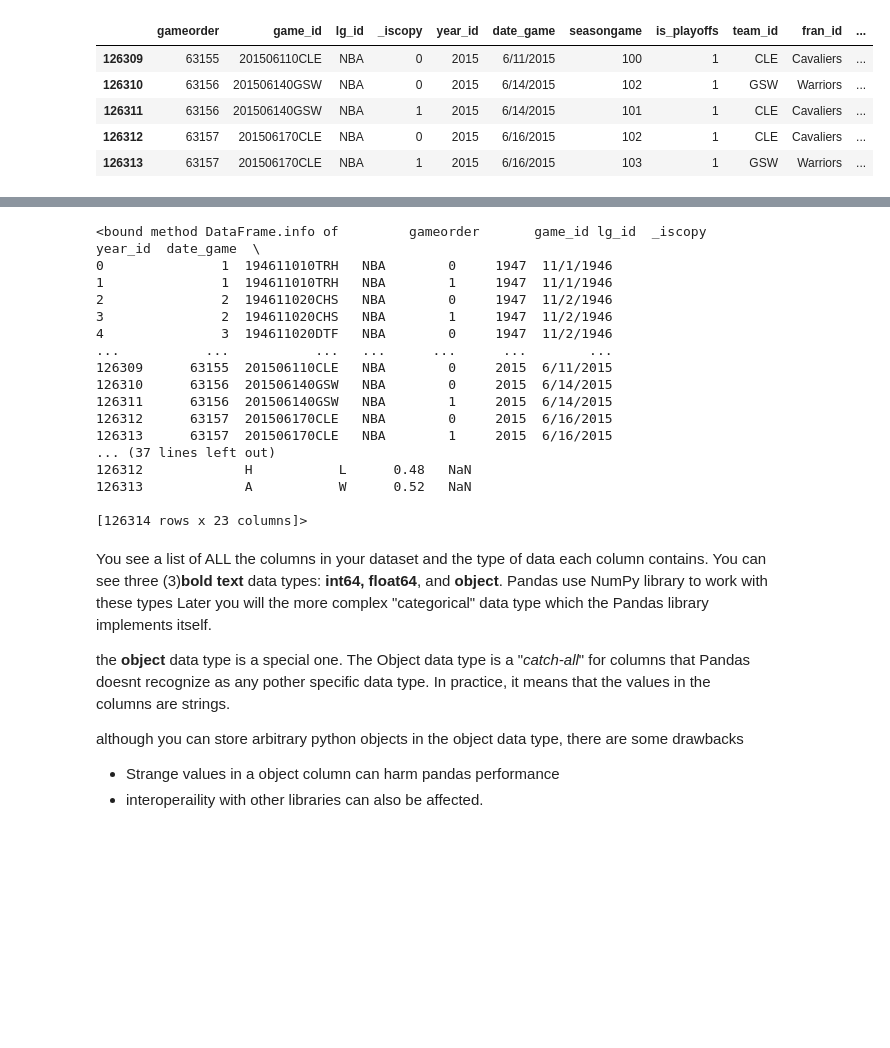
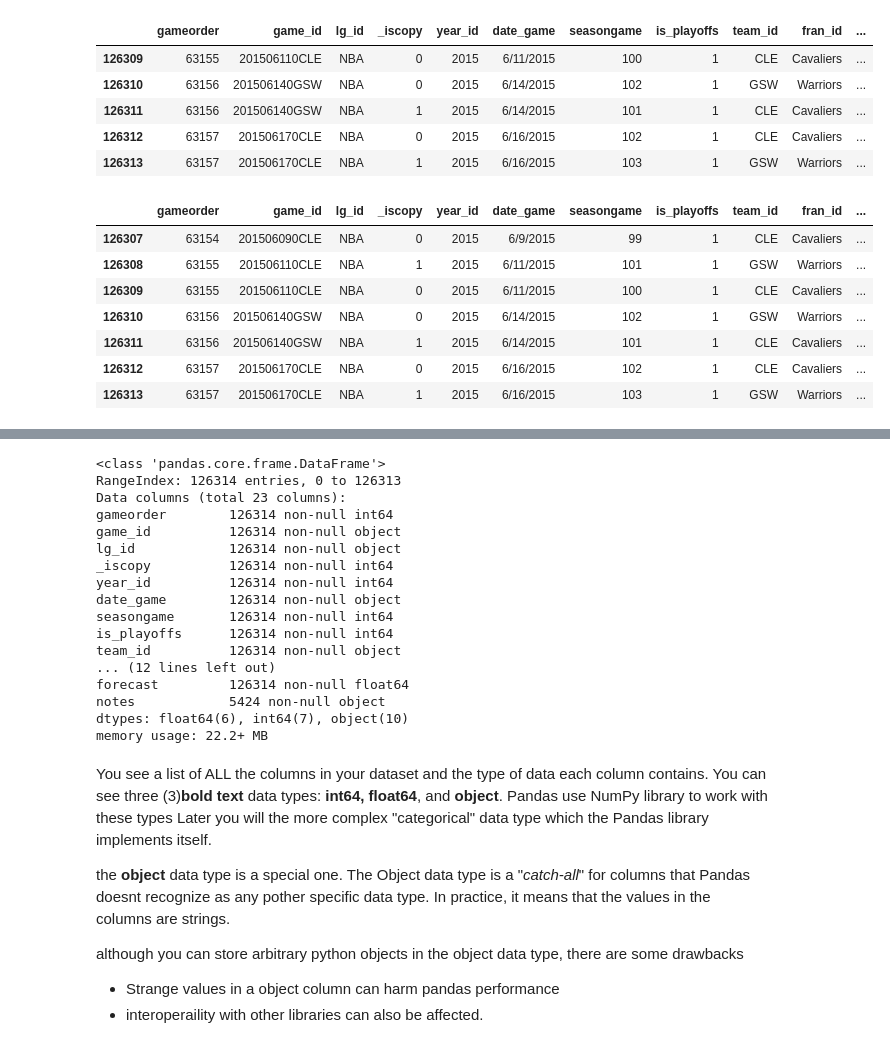
Before and after one commit to vlx300/kb_colab, a Jupyter notebook: Python_Pandas.ipynb, the cells around one changed output, grey strips where cells are left out. Cells and saved outputs as stored; diff of their text form; code cells hidden in the pictures; blank space fills up the shorter version.

```diff
--- a/Python_Pandas.ipynb
+++ b/Python_Pandas.ipynb
@@ -99,6 +88,17 @@ nba.tail()   # display last five rows
 | 126311 | 63156 | 201506140GSW | NBA | 1 | 2015 | 6/14/2015 | 101 | 1 | CLE | Cavaliers | ... |
 | 126312 | 63157 | 201506170CLE | NBA | 0 | 2015 | 6/16/2015 | 102 | 1 | CLE | Cavaliers | ... |
 | 126313 | 63157 | 201506170CLE | NBA | 1 | 2015 | 6/16/2015 | 103 | 1 | GSW | Warriors | ... |
+# %%
+nba.tail(7) # displays the last 3 rows of the dataset #
+# %% [output]
+|  | gameorder | game_id | lg_id | _iscopy | year_id | date_game | seasongame | is_playoffs | team_id | fran_id | ... |
+| 126307 | 63154 | 201506090CLE | NBA | 0 | 2015 | 6/9/2015 | 99 | 1 | CLE | Cavaliers | ... |
+| 126308 | 63155 | 201506110CLE | NBA | 1 | 2015 | 6/11/2015 | 101 | 1 | GSW | Warriors | ... |
+| 126309 | 63155 | 201506110CLE | NBA | 0 | 2015 | 6/11/2015 | 100 | 1 | CLE | Cavaliers | ... |
+| 126310 | 63156 | 201506140GSW | NBA | 0 | 2015 | 6/14/2015 | 102 | 1 | GSW | Warriors | ... |
+| 126311 | 63156 | 201506140GSW | NBA | 1 | 2015 | 6/14/2015 | 101 | 1 | CLE | Cavaliers | ... |
+| 126312 | 63157 | 201506170CLE | NBA | 0 | 2015 | 6/16/2015 | 102 | 1 | CLE | Cavaliers | ... |
+| 126313 | 63157 | 201506170CLE | NBA | 1 | 2015 | 6/16/2015 | 103 | 1 | GSW | Warriors | ... |
 # %% [markdown]
 ##**Getting to know the data**
 ![alt text](https://miro.medium.com/max/403/1*TUw8sTRFiMgV0KRyUzjWmQ.jpeg)
@@ -113,26 +113,28 @@ you imported a CSV file, with the pandas libray and had a 1st look a the content
 The first steps in getting to know your data is having a understanding of the **data-types** it contains.  While you can place anything into a list, the columns of a **Dataframe** contain values of a specific data type. When you compare Pandas and Python data structures you see that this behavior makes Pandas much faster.
 
 you can display ALL columns and their data types with .info()
-# %%
-nba.info
-# %% [output]
-<bound method DataFrame.info of         gameorder       game_id lg_id  _iscopy  year_id  date_game  \
-0               1  194611010TRH   NBA        0     1947  11/1/1946
-1               1  194611010TRH   NBA        1     1947  11/1/1946
-2               2  194611020CHS   NBA        0     1947  11/2/1946
-3               2  194611020CHS   NBA        1     1947  11/2/1946
-4               3  194611020DTF   NBA        0     1947  11/2/1946
-...           ...           ...   ...      ...      ...        ...
-126309      63155  201506110CLE   NBA        0     2015  6/11/2015
-126310      63156  201506140GSW   NBA        0     2015  6/14/2015
-126311      63156  201506140GSW   NBA        1     2015  6/14/2015
-126312      63157  201506170CLE   NBA        0     2015  6/16/2015
-126313      63157  201506170CLE   NBA        1     2015  6/16/2015
-... (37 lines left out)
-126312             H           L      0.48   NaN
-126313             A           W      0.52   NaN
-
-[126314 rows x 23 columns]>
+# %%
+nba.info()  # this will display ALL of the columns in your dataset, and the TYPE of data each column contains
+# Here you can see the following data types : int64, float64 and object.  Pandas uses numpy to work with these data types
+# the object data type is a special one. "Catch-all" for the data types that python doesnt recognize.   "strings" in practice!
+# %% [output]
+<class 'pandas.core.frame.DataFrame'>
+RangeIndex: 126314 entries, 0 to 126313
+Data columns (total 23 columns):
+gameorder        126314 non-null int64
+game_id          126314 non-null object
+lg_id            126314 non-null object
+_iscopy          126314 non-null int64
+year_id          126314 non-null int64
+date_game        126314 non-null object
+seasongame       126314 non-null int64
+is_playoffs      126314 non-null int64
+team_id          126314 non-null object
+... (12 lines left out)
+forecast         126314 non-null float64
+notes            5424 non-null object
+dtypes: float64(6), int64(7), object(10)
+memory usage: 22.2+ MB
 # %% [markdown]
 You see a list of ALL the columns in your dataset and the type of data each column contains.  You can see three (3)**bold text** data types: **int64, float64**, and **object**.  Pandas use NumPy library to work with these types Later you will the more complex "categorical" data type which the Pandas library implements itself.
 
```
Also changed, not shown: parts of 50 cells of this notebook.
